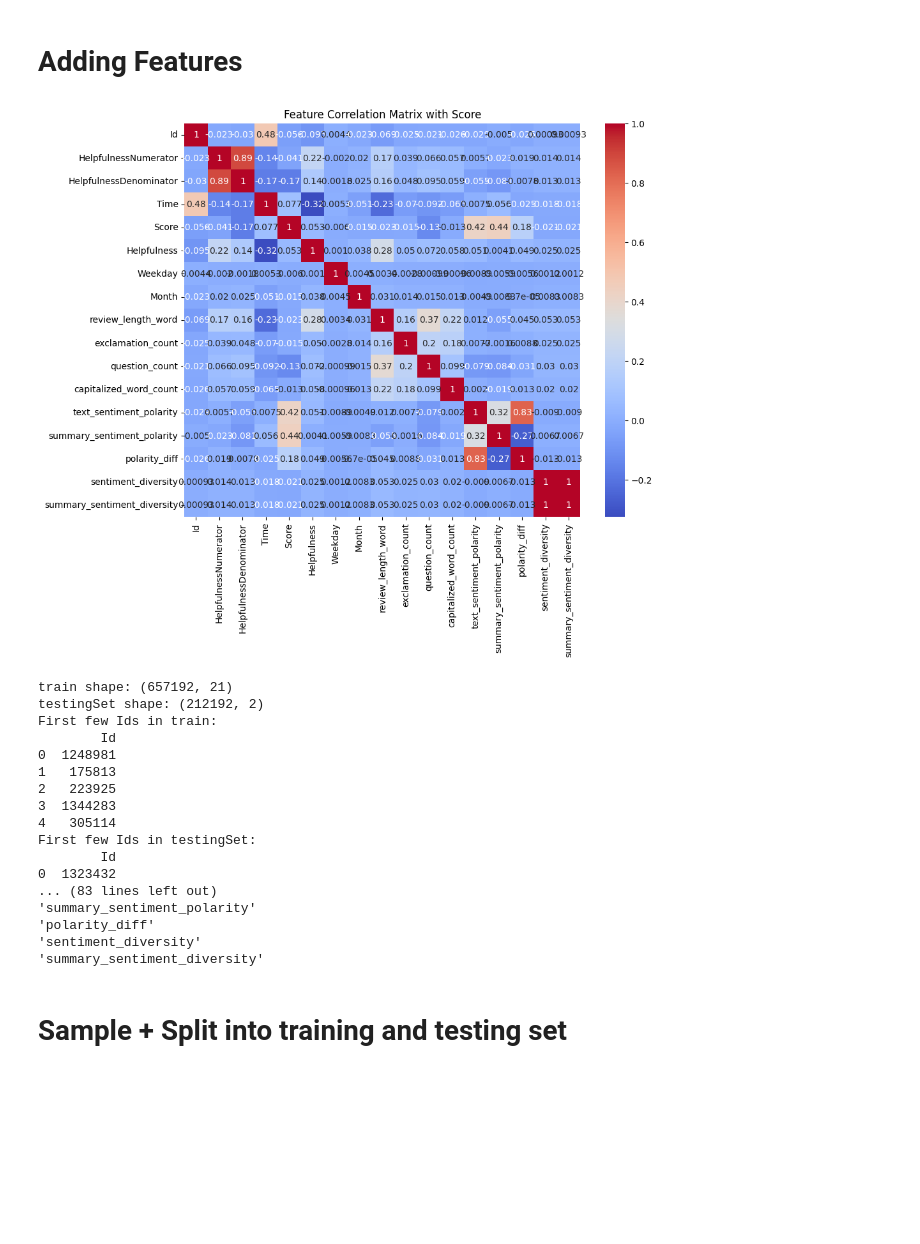
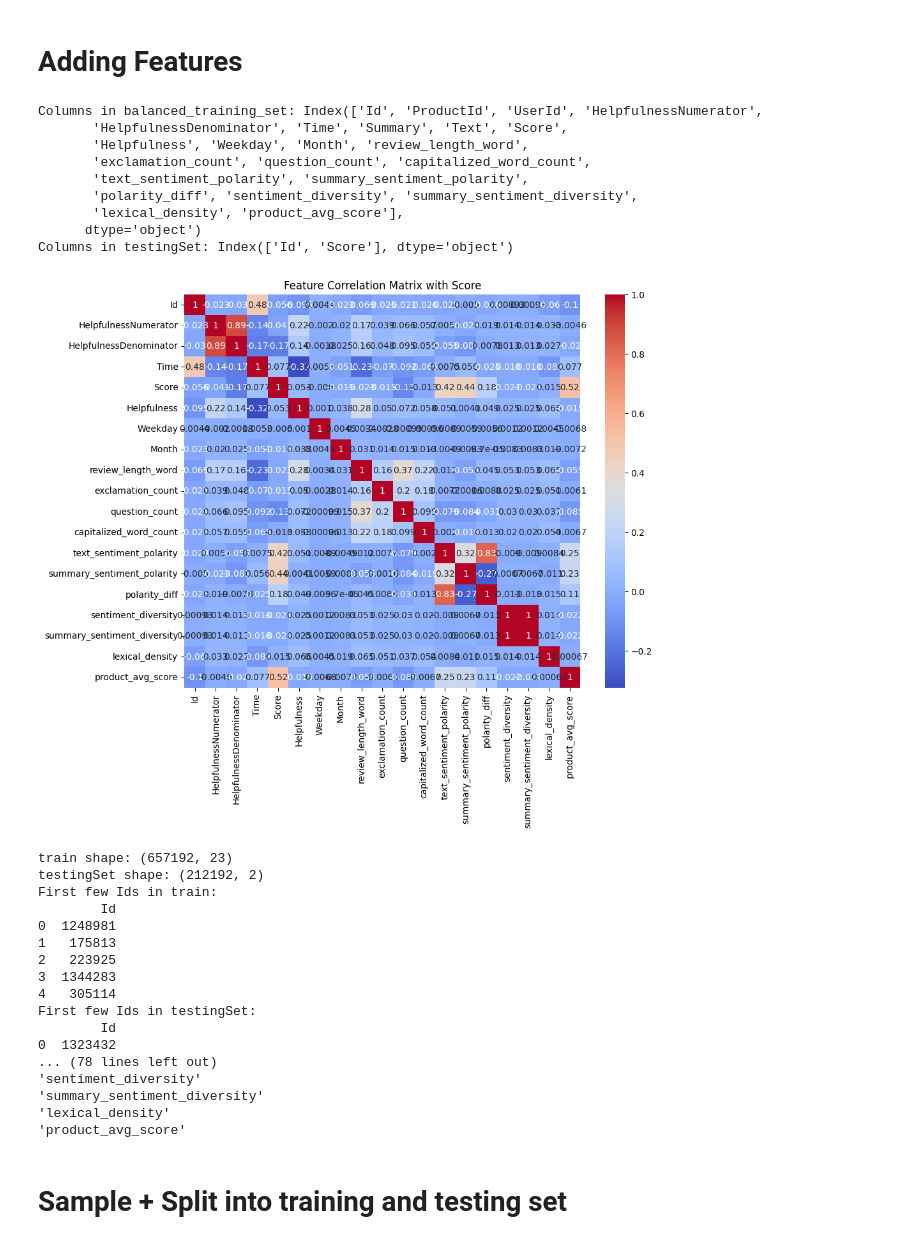
Before and after one commit to rgeisberg/MidtermCS506, a Jupyter notebook: starter_code.ipynb, the cells around one changed output. Cells and saved outputs as stored; diff of their text form; code cells hidden in the pictures; blank space fills up the shorter version.

Commit message:
score of 4.8, yay

```diff
--- a/starter_code.ipynb
+++ b/starter_code.ipynb
@@ -146,7 +148,20 @@ EVERYTHING IS PROPERLY SET UP! YOU ARE READY TO START
 # %% [markdown]
 # Adding Features
 # %%
- analyzer = SentimentIntensityAnalyzer()
+analyzer = SentimentIntensityAnalyzer()
+def calculate_lexical_density(text):
+    words = text.split()  # Split text into words
+    total_word_count = len(words)
+    content_word_count = sum(1 for word in words if word.lower() not in ENGLISH_STOP_WORDS)  # Filter out stop words
+
+    # Calculate lexical density
+    if total_word_count > 0:
+        lexical_density = content_word_count / total_word_count
+    else:
+        lexical_density = 0.0
+
+    return lexical_density
+
 def calculate_sentiment_diversity(summary):
     # Ensure the input is a string (to avoid errors if there are missing values)
     if not isinstance(summary, str):
@@ -171,9 +186,6 @@ def add_features_to(df):
     # This is where you can do all your feature extraction
 
     df['Text'] = df['Text'].fillna("").astype(str)
-
-    df['Helpfulness'] = df['HelpfulnessNumerator'] / df['HelpfulnessDenominator']
-    df['Helpfulness'] = df['Helpfulness'].fillna(0)
 
     df['Helpfulness'] = df['HelpfulnessNumerator'] / df['HelpfulnessDenominator']
     df['Helpfulness'] = df['Helpfulness'].fillna(0)
@@ -214,6 +226,8 @@ def add_features_to(df):
 
     df['sentiment_diversity'] = df['Summary'].swifter.apply(calculate_sentiment_diversity)
 
+    df['lexical_density'] = df['Text'].apply(calculate_lexical_density)
+
     # Apply VADER sentiment analysis only once per row
     # sentiment_scores = df['Text'].swifter.apply(lambda x: analyzer.polarity_scores(str(x)))
     # df['sentiment_polarity'] = sentiment_scores.apply(lambda x: x['compound'])
@@ -235,6 +249,9 @@ def add_features_to(df):
 
     return df
 
+
+
+
 # Load the feature extracted files if they've already been generated
 if exists('./data/X_train.csv'):
     X_train = pd.read_csv("./data/X_train.csv")
@@ -243,6 +260,16 @@ if exists('./data/X_submission.csv'):
 
 else:
     # Process the DataFrame
+    print("Columns in balanced_training_set:", balanced_training_set.columns)
+    print("Columns in testingSet:", testingSet.columns)
+
+    train_product_avg_scores = balanced_training_set.groupby('ProductId')['Score'].mean().to_dict()
+
+    # Map the ProductId average score to training and test sets
+    global_avg_score = np.mean(list(train_product_avg_scores.values()))  # Fallback for missing ProductId
+    balanced_training_set['product_avg_score'] = balanced_training_set['ProductId'].map(train_product_avg_scores)
+    #testingSet['product_avg_score'] = testingSet['ProductId'].map(train_product_avg_scores).fillna(global_avg_score)
+
     train = add_features_to(balanced_training_set)
 
     # **Debug: Check the shapes and ID columns in train and testingSet**
@@ -255,51 +282,60 @@ else:
     print(testingSet[['Id']].head())
     # **Check if the data types of the Id column are consistent**
     print("Data type of Id in train:", train['Id'].dtype)
     print("Data type of Id in testingSet:", testingSet['Id'].dtype)
 
     common_ids = set(train['Id']).intersection(set(testingSet['Id']))
     print(f"Number of common Ids between train and testingSet: {len(common_ids)}")
 
 
     # Merge on Id so that the submission set can have feature columns as well
     X_submission = pd.merge(train, testingSet, left_on='Id', right_on='Id')
 
     # **Debug: Check the shape and contents of X_submission after merging**
     print("X_submission shape after merge:", X_submission.shape)
     print(X_submission.head())  # Inspect the first few rows
 
     X_submission = X_submission.drop(columns=['Score_x'])
     X_submission = X_submission.rename(columns={'Score_y': 'Score'})
 
 
     # The training set is where the score is not null
     X_train =  train[train['Score'].notnull()]
 
     print("Columns in X_train:")
     for col in X_train.columns:
         print(f"'{col}'")
 
     X_submission.to_csv("./data/X_submission.csv", index=False)
     X_train.to_csv("./data/X_train.csv", index=False)
 # %% [output]
+Columns in balanced_training_set: Index(['Id', 'ProductId', 'UserId', 'HelpfulnessNumerator',
+       'HelpfulnessDenominator', 'Time', 'Summary', 'Text', 'Score',
+       'Helpfulness', 'Weekday', 'Month', 'review_length_word',
+       'exclamation_count', 'question_count', 'capitalized_word_count',
+       'text_sentiment_polarity', 'summary_sentiment_polarity',
+       'polarity_diff', 'sentiment_diversity', 'summary_sentiment_diversity',
+       'lexical_density', 'product_avg_score'],
+      dtype='object')
+Columns in testingSet: Index(['Id', 'Score'], dtype='object')
-[figure, old version]
+[figure, new version]
-train shape: (657192, 21)
-testingSet shape: (212192, 2)
-First few Ids in train:
-        Id
-0  1248981
-1   175813
-2   223925
-3  1344283
-4   305114
-First few Ids in testingSet:
-        Id
-0  1323432
-... (83 lines left out)
-'summary_sentiment_polarity'
-'polarity_diff'
-'sentiment_diversity'
-'summary_sentiment_diversity'
+train shape: (657192, 23)
+testingSet shape: (212192, 2)
+First few Ids in train:
+        Id
+0  1248981
+1   175813
+2   223925
+3  1344283
+4   305114
+First few Ids in testingSet:
+        Id
+0  1323432
+... (78 lines left out)
+'sentiment_diversity'
+'summary_sentiment_diversity'
+'lexical_density'
+'product_avg_score'
 # %% [markdown]
 # Sample + Split into training and testing set
 # %%
```
Also changed, not shown: parts of 4 cells of this notebook.
